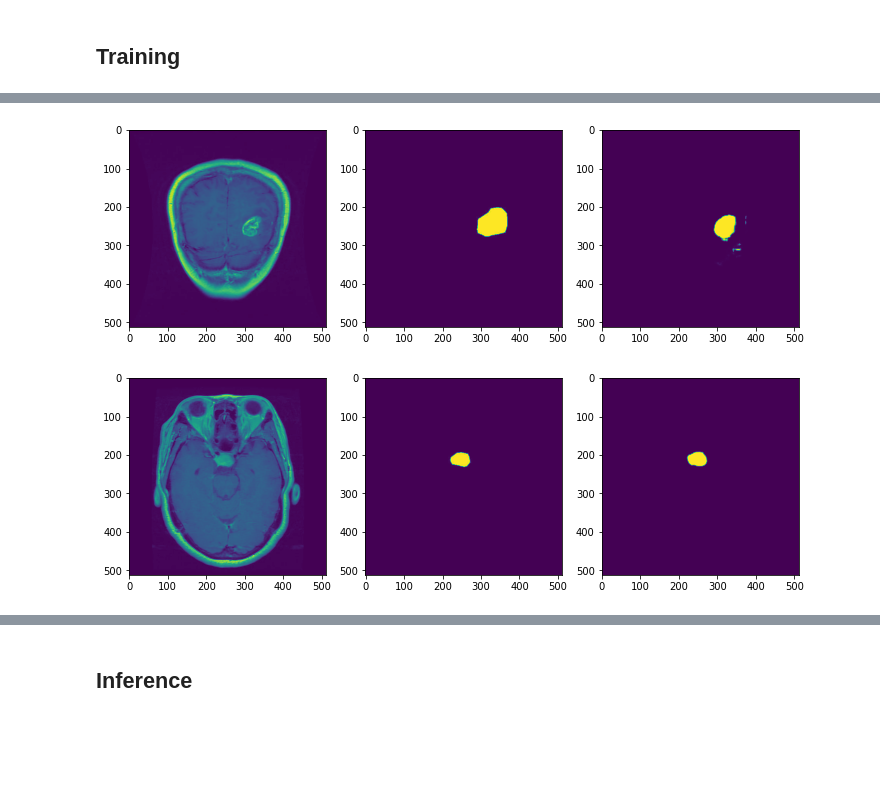
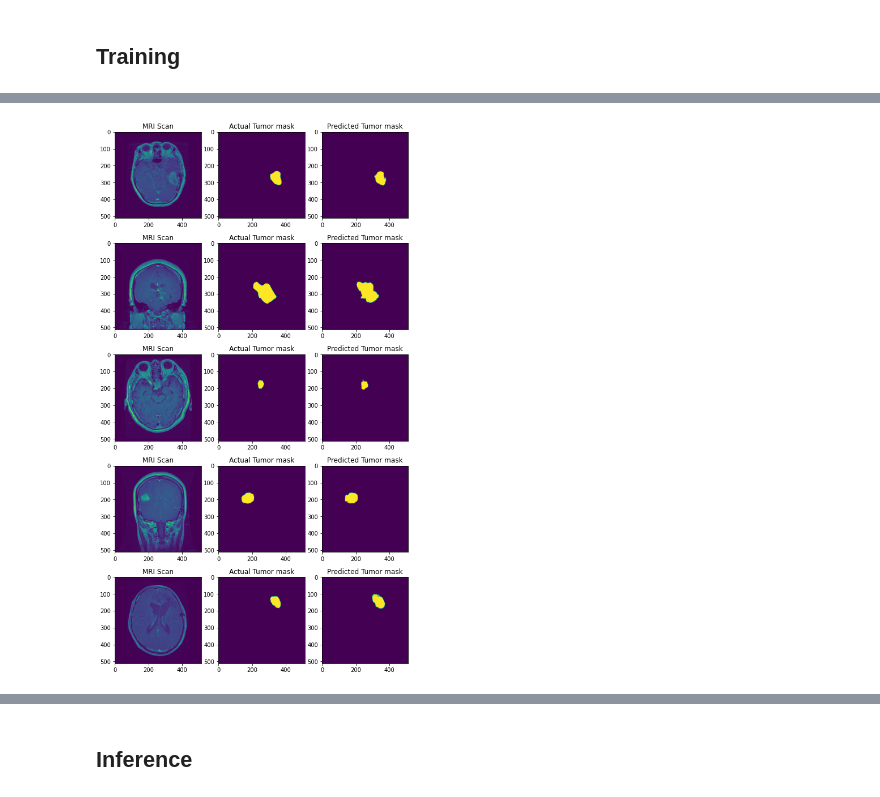
Before and after one commit to PoojanSmart/AI-2-Brain-Tumor-Classification-Segmentation-Project, a Jupyter notebook: u-net.ipynb, the cells around one changed output, grey strips where cells are left out. Drawn from its saved outputs; the diff is of its cells as text; code cells hidden in the pictures; blank space fills up the shorter version.

```diff
--- a/u-net.ipynb
+++ b/u-net.ipynb
@@ -167,7 +167,3 @@ Non-trainable params: 0
 __________________________________________________________________________________________________
 # %% [markdown]
 ## Training
-# %%
-model.fit(zip(train_imagegen,train_maskgen), epochs=100, steps_per_epoch = 114,
-            validation_data= zip(val_imagegen, val_maskgen), validation_steps=38,validation_batch_size=16, workers=-1,
-            use_multiprocessing=True)
@@ -233,5 +213,5 @@ plt.show()
 # %%
-model = load_model('./models/model2_v1.h5', custom_objects={'focal_dice_crosse':focal_dice_crosse, 'mean_iou':mean_iou})
+model = load_model('./models/model2_v2.h5', custom_objects={'focal_dice_crosse':focal_dice_crosse, 'mean_iou':mean_iou})
 with open("./history/model2_v2_hist","rb") as f:
     hist = pickle.load(f)
 # %%
@@ -243,22 +223,25 @@ with open("./history/model2_v2_hist","wb") as f:
 # %%
-batch = random.randint(0,38)
-img = random.randint(0,16)
+f,ax = plt.subplots(5,3, figsize=(12,12))
 
-f,ax = plt.subplots(1,3, figsize=(12,12))
-ax[0].imshow(val_imagegen[batch][img])
-ax[1].imshow(val_maskgen[batch][img])
-ax[2].imshow(model.predict(val_imagegen[batch][img].reshape(1,512,512,1)).reshape(512,512))
+
+for i in range(5):
+    batch = random.randint(0,110)
+    img = random.randint(0,15)
+
+    ax[i][0].imshow(train_imagegen[batch][img])
+    ax[i][0].set_title("MRI Scan")
+
+    ax[i][1].imshow(train_maskgen[batch][img])
+    ax[i][1].set_title("Actual Tumor mask")
+
+    ax[i][2].imshow(model.predict(train_imagegen[batch][img].reshape(1,512,512,1)).reshape(512,512))
+    ax[i][2].set_title("Predicted Tumor mask")
+
+plt.subplots_adjust(left=0.1,
+                    bottom=0.1,
+                    right=0.7,
+                    top=1.2)
+
 plt.show()
 # %% [output]
-[figure, old version]
+[figure, new version]
-# %%
-batch = random.randint(0,10)
-img = random.randint(0,16)
-
-f,ax = plt.subplots(1,3, figsize=(12,12))
-ax[0].imshow(test_imagegen[batch][img])
-ax[1].imshow(test_maskgen[batch][img])
-ax[2].imshow(model.predict(test_imagegen[batch][img].reshape(1,512,512,1)).reshape(512,512))
-plt.show()
-# %% [output]
-[figure, removed]
```
Also changed, not shown: parts of 31 cells of this notebook.
